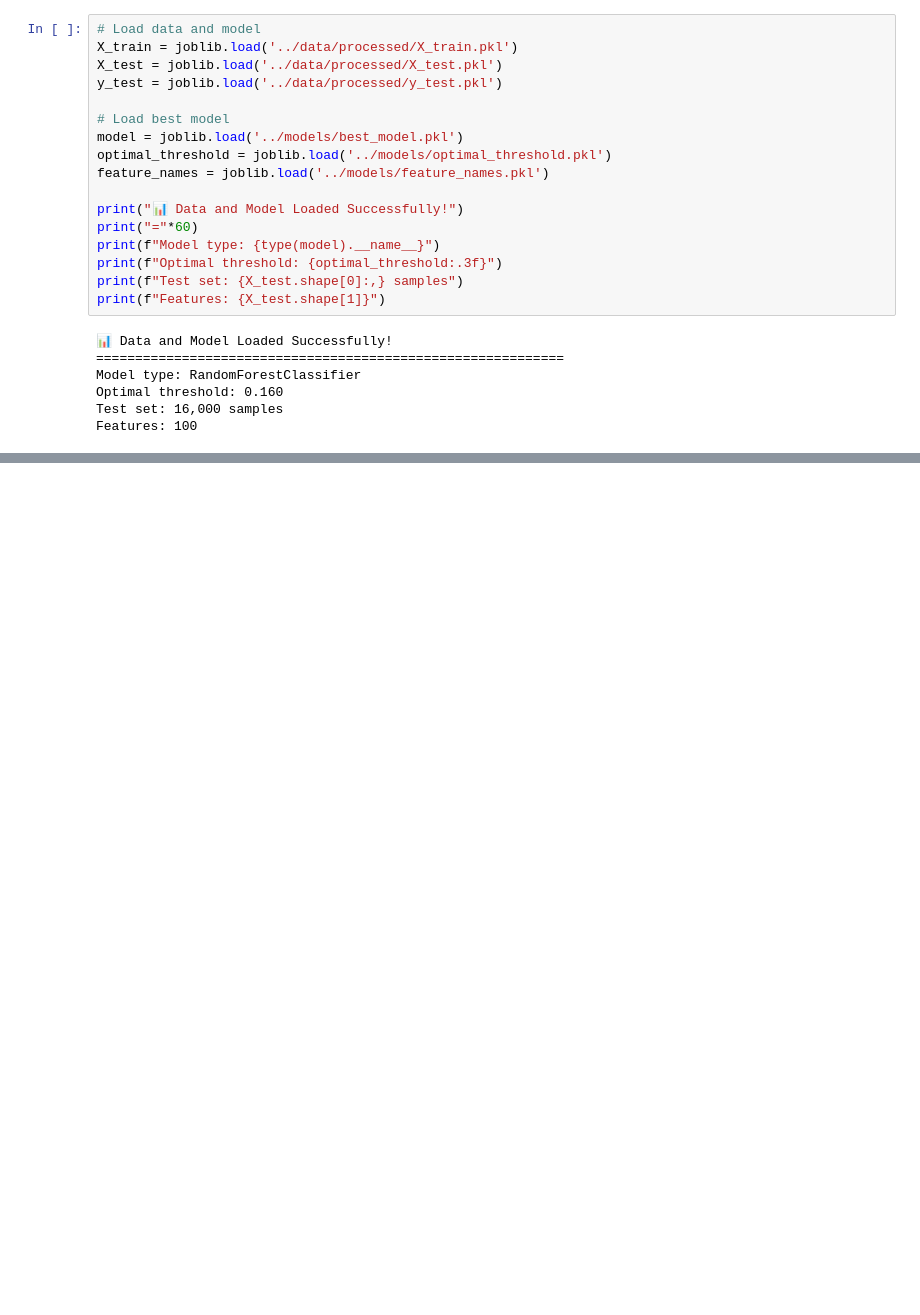
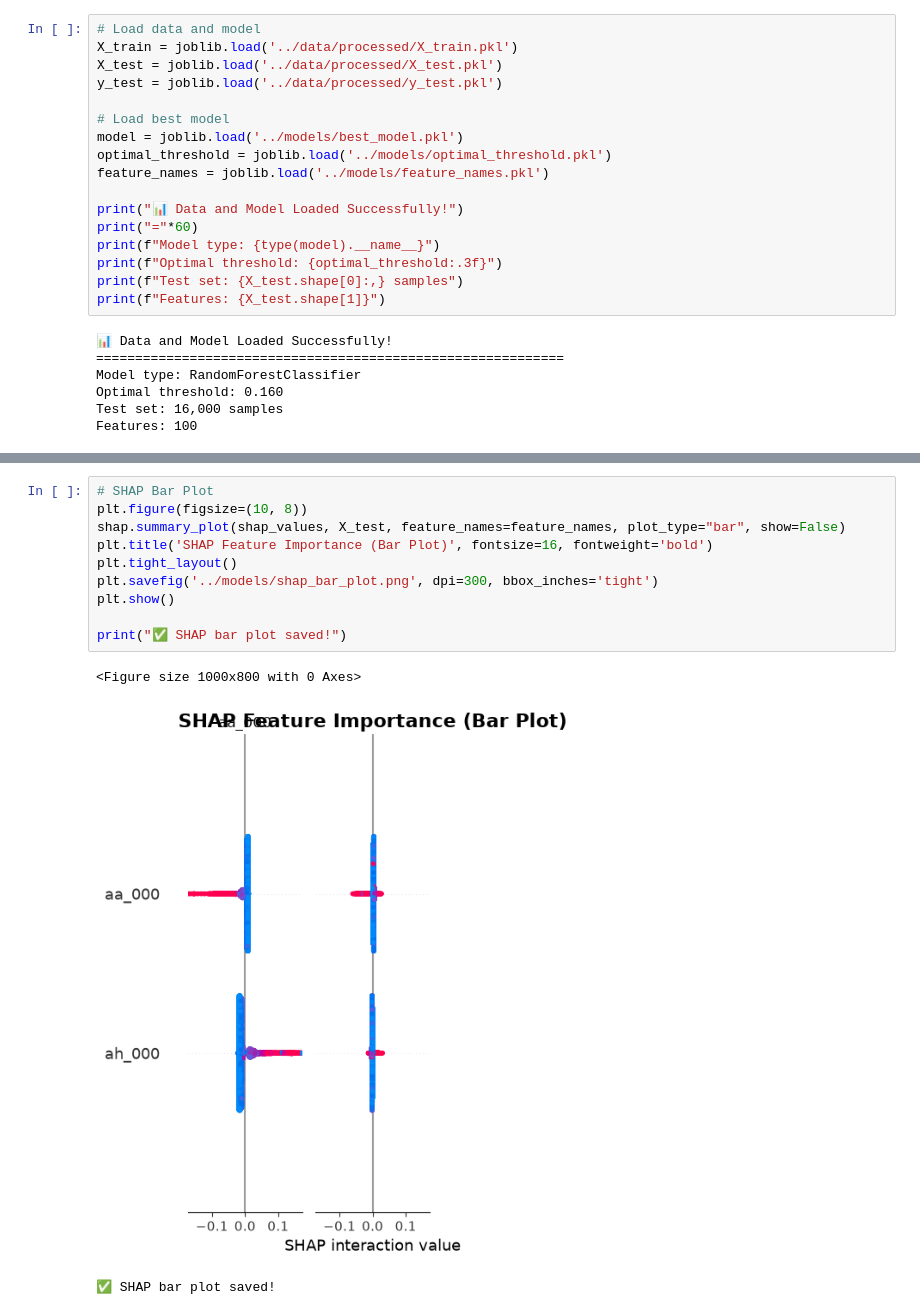
Before and after one commit to AbihaEhtisham/aps-failure-prediction, a Jupyter notebook: notebooks/04_Model_Interpretability.ipynb, the cells around one changed output, grey strips where cells are left out. Cells and saved outputs as stored; diff of their text form; blank space fills up the shorter version.

```diff
--- a/notebooks/04_Model_Interpretability.ipynb
+++ b/notebooks/04_Model_Interpretability.ipynb
@@ -174,0 +225,14 @@ print("\n✅ Feature importance saved!")
+# %%
+# SHAP Bar Plot
+plt.figure(figsize=(10, 8))
+shap.summary_plot(shap_values, X_test, feature_names=feature_names, plot_type="bar", show=False)
+plt.title('SHAP Feature Importance (Bar Plot)', fontsize=16, fontweight='bold')
+plt.tight_layout()
+plt.savefig('../models/shap_bar_plot.png', dpi=300, bbox_inches='tight')
+plt.show()
+
+print("✅ SHAP bar plot saved!")
+# %% [output]
+<Figure size 1000x800 with 0 Axes>
+[figure, added]
+✅ SHAP bar plot saved!
```
Also changed, not shown: parts of 10 cells of this notebook, 10 other files.
